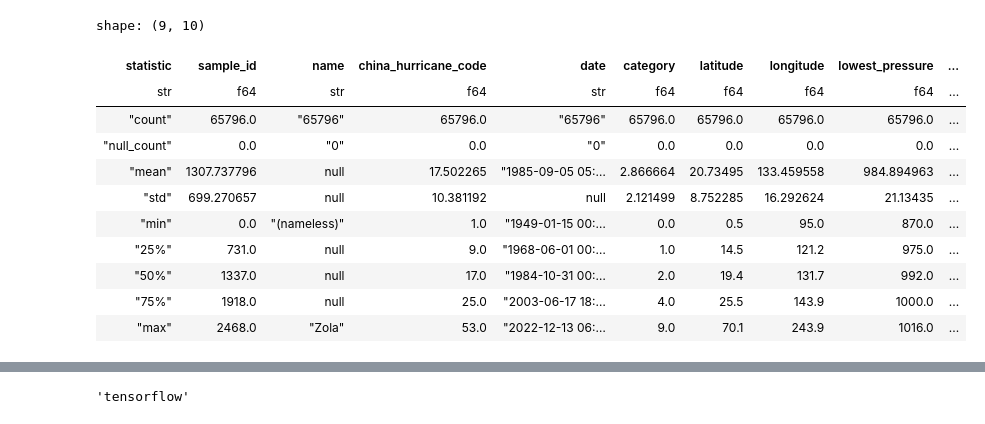
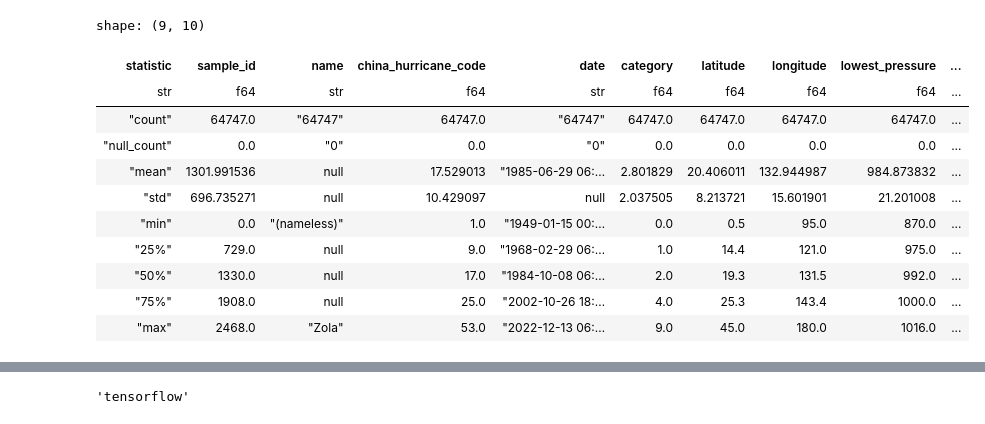
Before and after one commit to HQU-gxy/hurricane_stuff, a Jupyter notebook: LSTM.ipynb, the cells around one changed output, grey strips where cells are left out. Saved outputs shown, nothing was run; the diff lists cells and outputs as text; code cells hidden in the pictures.

```diff
--- a/LSTM.ipynb
+++ b/LSTM.ipynb
@@ -224,18 +224,20 @@ shape: (9, 10)
 | "75%" | 1869.0 | null | 25.0 | "2001-09-03 06:… | 4.0 | 25.8 | 145.0 | 1001.0 | ... |
 | "max" | 2468.0 | "Zola" | 53.0 | "2022-12-13 06:… | 9.0 | 70.1 | 243.9 | 1022.0 | ... |
 # %%
-df_filtered = df.filter(df["wind_speed"] != 0)
+lat_q = df["latitude"].quantile(0.98)
+df_filtered = df.filter(pl.col("wind_speed") != 0).filter(
+    pl.col("longitude") <= 180).filter(pl.col("latitude") <= lat_q)
 df_filtered.describe()
 # %% [output]
 shape: (9, 10)
 | statistic | sample_id | name | china_hurricane_code | date | category | latitude | longitude | lowest_pressure | ... |
 | str | f64 | str | f64 | str | f64 | f64 | f64 | f64 | ... |
-| "count" | 65796.0 | "65796" | 65796.0 | "65796" | 65796.0 | 65796.0 | 65796.0 | 65796.0 | ... |
+| "count" | 64747.0 | "64747" | 64747.0 | "64747" | 64747.0 | 64747.0 | 64747.0 | 64747.0 | ... |
 | "null_count" | 0.0 | "0" | 0.0 | "0" | 0.0 | 0.0 | 0.0 | 0.0 | ... |
-| "mean" | 1307.737796 | null | 17.502265 | "1985-09-05 05:… | 2.866664 | 20.73495 | 133.459558 | 984.894963 | ... |
-| "std" | 699.270657 | null | 10.381192 | null | 2.121499 | 8.752285 | 16.292624 | 21.13435 | ... |
+| "mean" | 1301.991536 | null | 17.529013 | "1985-06-29 06:… | 2.801829 | 20.406011 | 132.944987 | 984.873832 | ... |
+| "std" | 696.735271 | null | 10.429097 | null | 2.037505 | 8.213721 | 15.601901 | 21.201008 | ... |
 | "min" | 0.0 | "(nameless)" | 1.0 | "1949-01-15 00:… | 0.0 | 0.5 | 95.0 | 870.0 | ... |
-| "25%" | 731.0 | null | 9.0 | "1968-06-01 00:… | 1.0 | 14.5 | 121.2 | 975.0 | ... |
-| "50%" | 1337.0 | null | 17.0 | "1984-10-31 00:… | 2.0 | 19.4 | 131.7 | 992.0 | ... |
-| "75%" | 1918.0 | null | 25.0 | "2003-06-17 18:… | 4.0 | 25.5 | 143.9 | 1000.0 | ... |
-| "max" | 2468.0 | "Zola" | 53.0 | "2022-12-13 06:… | 9.0 | 70.1 | 243.9 | 1016.0 | ... |
+| "25%" | 729.0 | null | 9.0 | "1968-02-29 06:… | 1.0 | 14.4 | 121.0 | 975.0 | ... |
+| "50%" | 1330.0 | null | 17.0 | "1984-10-08 06:… | 2.0 | 19.3 | 131.5 | 992.0 | ... |
+| "75%" | 1908.0 | null | 25.0 | "2002-10-26 18:… | 4.0 | 25.3 | 143.4 | 1000.0 | ... |
+| "max" | 2468.0 | "Zola" | 53.0 | "2022-12-13 06:… | 9.0 | 45.0 | 180.0 | 1016.0 | ... |
```
Also changed, not shown: parts of 22 cells of this notebook, 1 other file.
